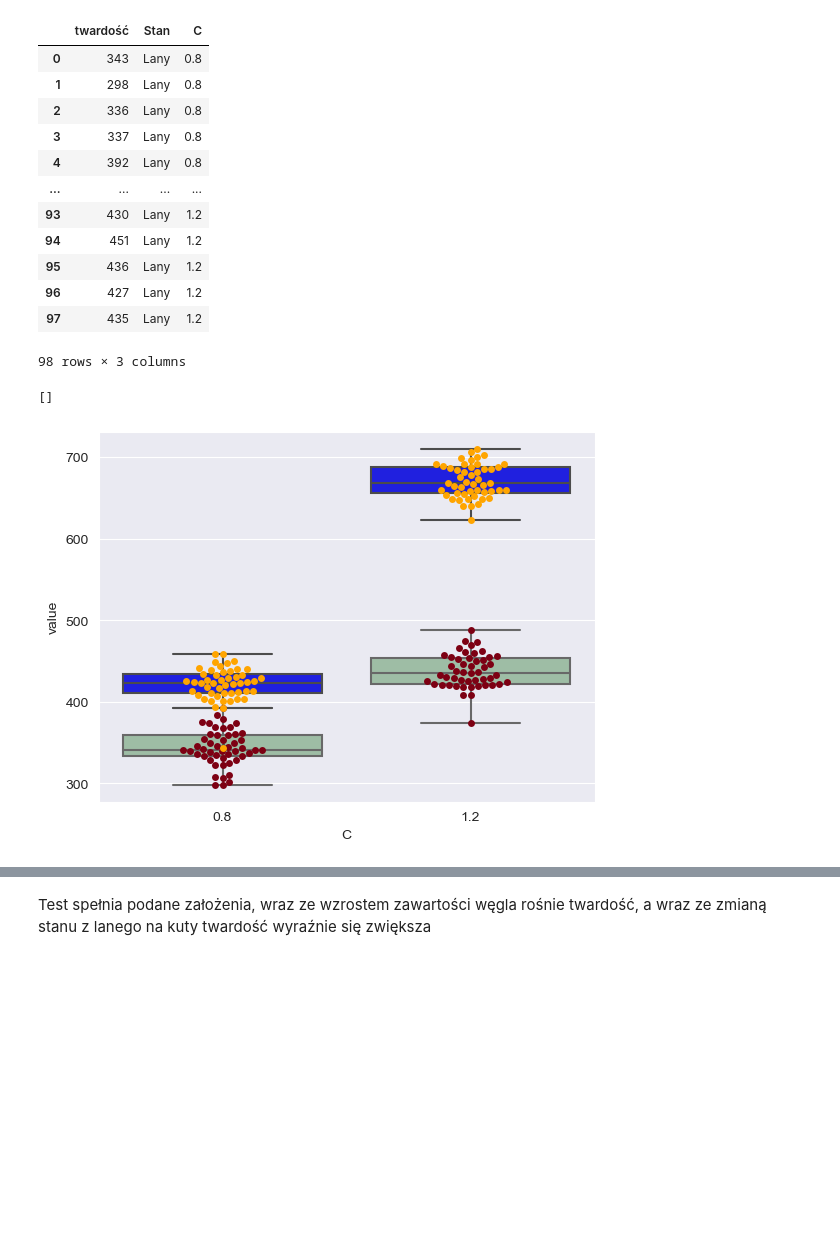
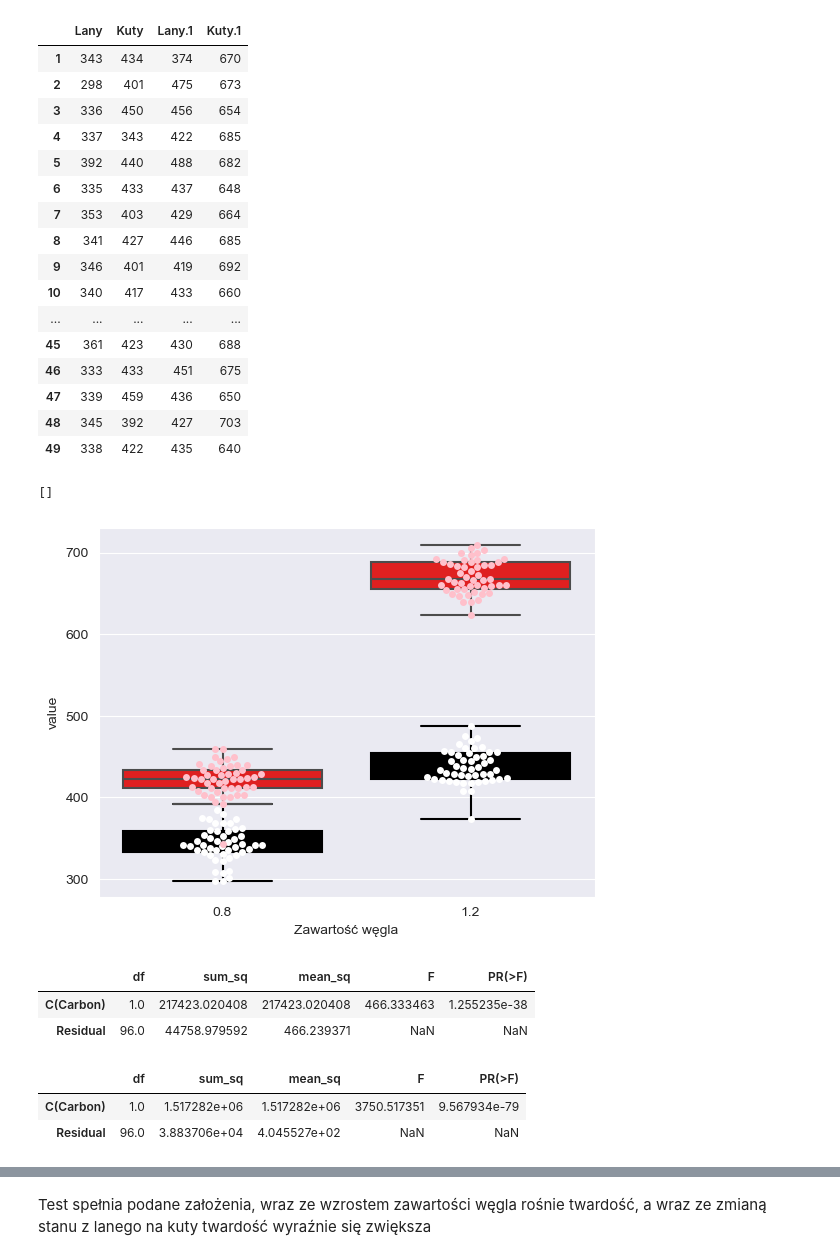
Before and after one commit to ironnext22/statystyczna-analiza-danych, a Jupyter notebook: stat 6.ipynb, the cells around one changed output, grey strips where cells are left out. Saved outputs shown, nothing was run; the diff lists cells and outputs as text; code cells hidden in the pictures; blank space fills up the shorter version.

```diff
--- a/stat 6.ipynb
+++ b/stat 6.ipynb
@@ -3,13 +3,9 @@ import pandas as pd
 import scipy.stats as st
 import matplotlib.pyplot as plt
 import numpy as np
-from sklearn.linear_model import LinearRegression
 import seaborn as sns
-# import statsmodels.api as sm
-# from statsmodels.formula.api import ols
 from bioinfokit.analys import stat
 dane = pd.read_excel("B:/pobrane/Macierze_Twardości (1).xlsx")
-dane
 pom = dane.drop(0)
 p = pom["Lany"].tolist()
 a= pom["Kuty"].tolist()
@@ -25,42 +21,64 @@ b = ["Lany" for x in range(0,49)]
 c = ["Kuty" for x in range(0,49)]
 r = np.concatenate([p,b])
 r1 = np.concatenate([a,c])
-pom2["Stan"] = r
-pom3["Stan"] = r1
+pom2["stan"] = r
+pom3["stan"] = r1
 p = [0.8 for x in range(0,49)]
 a = [1.2 for x in range(0,49)]
 b = [0.8 for x in range(0,49)]
 c = [1.2 for x in range(0,49)]
 r = np.concatenate([p,a])
 r1 = np.concatenate([b,c])
-pom2["C"] = r
-pom3["C"] = r1
-pom2
+pom2["Zawartość węgla"] = r
+pom3["Zawartość węgla"] = r1
+pom
 # %% [output]
-|  | twardość | Stan | C |
-| 0 | 343 | Lany | 0.8 |
-| 1 | 298 | Lany | 0.8 |
-| 2 | 336 | Lany | 0.8 |
-| 3 | 337 | Lany | 0.8 |
-| 4 | 392 | Lany | 0.8 |
-| ... | ... | ... | ... |
-| 93 | 430 | Lany | 1.2 |
-| 94 | 451 | Lany | 1.2 |
-| 95 | 436 | Lany | 1.2 |
-| 96 | 427 | Lany | 1.2 |
-| 97 | 435 | Lany | 1.2 |
+|  | Lany | Kuty | Lany.1 | Kuty.1 |
+| 1 | 343 | 434 | 374 | 670 |
+| 2 | 298 | 401 | 475 | 673 |
+| 3 | 336 | 450 | 456 | 654 |
+| 4 | 337 | 343 | 422 | 685 |
+| 5 | 392 | 440 | 488 | 682 |
+| 6 | 335 | 433 | 437 | 648 |
+| 7 | 353 | 403 | 429 | 664 |
+| 8 | 341 | 427 | 446 | 685 |
+| 9 | 346 | 401 | 419 | 692 |
+| 10 | 340 | 417 | 433 | 660 |
+| ... | ... | ... | ... | ... |
+| 45 | 361 | 423 | 430 | 688 |
+| 46 | 333 | 433 | 451 | 675 |
+| 47 | 339 | 459 | 436 | 650 |
+| 48 | 345 | 392 | 427 | 703 |
+| 49 | 338 | 422 | 435 | 640 |
-98 rows × 3 columns
 # %%
-df_melt = pd.melt(pom2.reset_index(),id_vars=["C"],value_vars=["twardość"])
-df_melt2 = pd.melt(pom3.reset_index(),id_vars=["C"],value_vars=["twardość"])
-ax = sns.boxplot(x='C', y='value', data=df_melt, color='#99c2a2')
-ax = sns.swarmplot(x="C", y="value", data=df_melt, color='#7d0013')
-ax = sns.boxplot(x='C', y='value', data=df_melt2, color='blue')
-ax = sns.swarmplot(x="C", y="value", data=df_melt2, color='orange')
+df_melt = pd.melt(pom2.reset_index(),id_vars=["Zawartość węgla"],value_vars=["twardość"])
+df_melt2 = pd.melt(pom3.reset_index(),id_vars=["Zawartość węgla"],value_vars=["twardość"])
+ax = sns.boxplot(x='Zawartość węgla', y='value', data=df_melt, color='black')
+ax = sns.swarmplot(x="Zawartość węgla", y="value", data=df_melt, color='white')
+ax = sns.boxplot(x='Zawartość węgla', y='value', data=df_melt2, color='red')
+ax = sns.swarmplot(x="Zawartość węgla", y="value", data=df_melt2, color='pink')
 plt.plot()
 # %% [output]
 []
-[figure, old version]
+[figure, new version]
+# %%
+df_melt.columns = ['Carbon','index', 'value']
+res = stat()
+res.anova_stat(df=df_melt,res_var="value",anova_model='value ~ C(Carbon)')
+res.anova_summary
+# %% [output]
+|  | df | sum_sq | mean_sq | F | PR(>F) |
+| C(Carbon) | 1.0 | 217423.020408 | 217423.020408 | 466.333463 | 1.255235e-38 |
+| Residual | 96.0 | 44758.979592 | 466.239371 | NaN | NaN |
+# %%
+df_melt2.columns = ['Carbon','index', 'value']
+res = stat()
+res.anova_stat(df=df_melt2,res_var="value",anova_model='value ~ C(Carbon)')
+res.anova_summary
+# %% [output]
+|  | df | sum_sq | mean_sq | F | PR(>F) |
+| C(Carbon) | 1.0 | 1.517282e+06 | 1.517282e+06 | 3750.517351 | 9.567934e-79 |
+| Residual | 96.0 | 3.883706e+04 | 4.045527e+02 | NaN | NaN |
 # %%
 g1 = pom["Lany"].tolist()
 g2 = pom["Kuty"].tolist()
```
Also changed, not shown: parts of 2 cells of this notebook.
